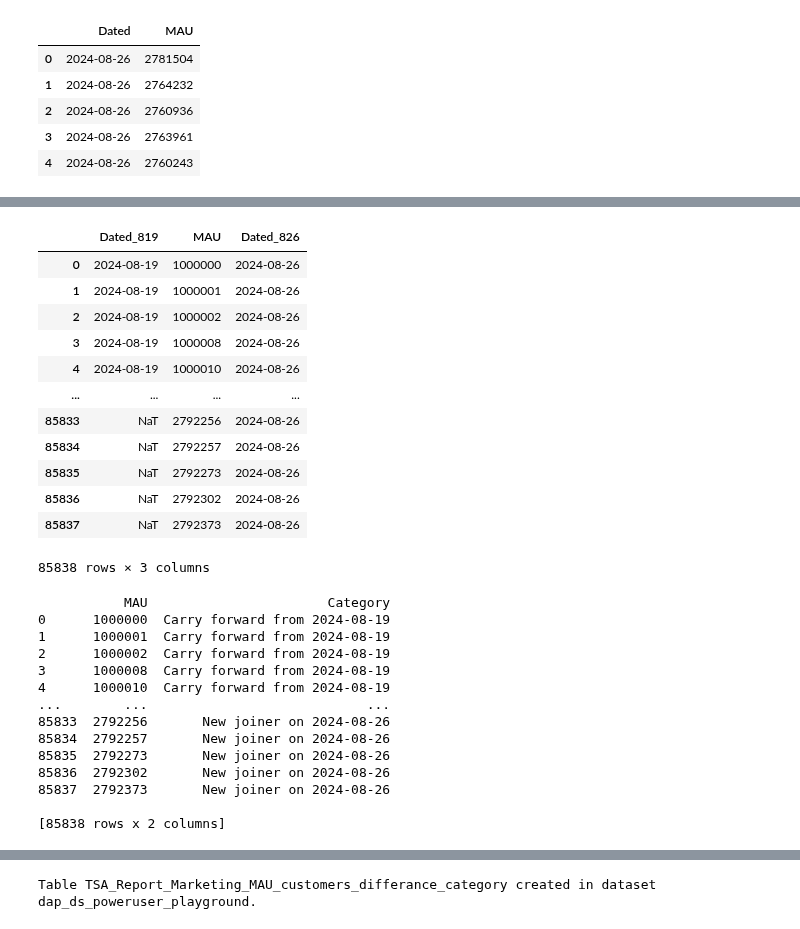
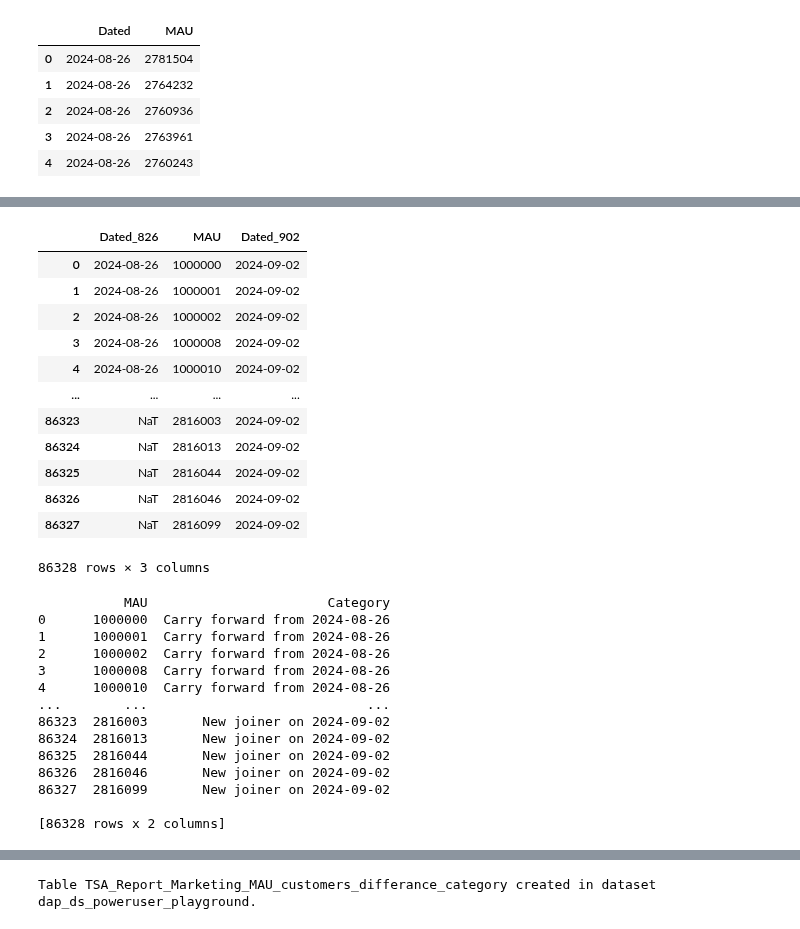
Before and after one commit to dchakroborti-tonik/MAU_MMAU_REPORT, a Jupyter notebook: TSA_REPORT_TEMPLATE_v2.ipynb, the cells around one changed output, grey strips where cells are left out. Saved outputs shown, nothing was run; the diff lists cells and outputs as text; code cells hidden in the pictures.

Commit message:
Updated for week starting 02-09-2024

```diff
--- a/TSA_REPORT_TEMPLATE_v2.ipynb
+++ b/TSA_REPORT_TEMPLATE_v2.ipynb
@@ -35,8 +35,8 @@ def get_week_start_dates(start_date, end_date):
         current_date += relativedelta(weeks=1)
     return week_start_dates
 
-start_date = datetime.date(2024, 8, 26)
-end_date = datetime.date(2024, 9, 1)
+start_date = datetime.date(2024, 9, 2)
+end_date = datetime.date(2024, 9, 8)
 
 week_start_dates = get_week_start_dates(start_date, end_date)
 print(week_start_dates)
@@ -738,5 +739,5 @@ Dated
 Name: count, dtype: int64
 # %%
 # Separate data into two dataframes based on date
-df_819 = df[df['Dated'] == '2024-08-19'].reset_index(drop=True)
 df_826 = df[df['Dated'] == '2024-08-26'].reset_index(drop=True)
+df_902 = df[df['Dated'] == '2024-09-02'].reset_index(drop=True)
@@ -761,30 +762,30 @@ df_826.head()
 # %%
 # Merge to find customers present on both dates
-merged = pd.merge(df_819, df_826, on='MAU', suffixes=('_819', '_826'), how='outer')
+merged = pd.merge(df_826, df_902, on='MAU', suffixes=('_826', '_902'), how='outer')
 merged
 # %% [output]
-|  | Dated_819 | MAU | Dated_826 |
-| 0 | 2024-08-19 | 1000000 | 2024-08-26 |
-| 1 | 2024-08-19 | 1000001 | 2024-08-26 |
-| 2 | 2024-08-19 | 1000002 | 2024-08-26 |
-| 3 | 2024-08-19 | 1000008 | 2024-08-26 |
-| 4 | 2024-08-19 | 1000010 | 2024-08-26 |
+|  | Dated_826 | MAU | Dated_902 |
+| 0 | 2024-08-26 | 1000000 | 2024-09-02 |
+| 1 | 2024-08-26 | 1000001 | 2024-09-02 |
+| 2 | 2024-08-26 | 1000002 | 2024-09-02 |
+| 3 | 2024-08-26 | 1000008 | 2024-09-02 |
+| 4 | 2024-08-26 | 1000010 | 2024-09-02 |
 | ... | ... | ... | ... |
-| 85833 | NaT | 2792256 | 2024-08-26 |
-| 85834 | NaT | 2792257 | 2024-08-26 |
-| 85835 | NaT | 2792273 | 2024-08-26 |
-| 85836 | NaT | 2792302 | 2024-08-26 |
-| 85837 | NaT | 2792373 | 2024-08-26 |
+| 86323 | NaT | 2816003 | 2024-09-02 |
+| 86324 | NaT | 2816013 | 2024-09-02 |
+| 86325 | NaT | 2816044 | 2024-09-02 |
+| 86326 | NaT | 2816046 | 2024-09-02 |
+| 86327 | NaT | 2816099 | 2024-09-02 |
-85838 rows × 3 columns
+86328 rows × 3 columns
 # %%
 # Function to categorize customer presence
 def categorize_presence(row):
-    if pd.isna(row['Dated_826']):
-        return 'Not available on 2024-08-26'
-    elif pd.isna(row['Dated_819']):
-        return 'New joiner on 2024-08-26'
+    if pd.isna(row['Dated_902']):
+        return 'Not available on 2024-09-02'
+    elif pd.isna(row['Dated_826']):
+        return 'New joiner on 2024-09-02'
     else:
-        return 'Carry forward from 2024-08-19'
+        return 'Carry forward from 2024-08-26'
 
 # Apply function to create category column
 merged['Category'] = merged.apply(categorize_presence, axis=1)
@@ -793,17 +794,17 @@ merged['Category'] = merged.apply(categorize_presence, axis=1)
 print(merged[['MAU', 'Category']])
 # %% [output]
            MAU                       Category
-0      1000000  Carry forward from 2024-08-19
-1      1000001  Carry forward from 2024-08-19
-2      1000002  Carry forward from 2024-08-19
-3      1000008  Carry forward from 2024-08-19
-4      1000010  Carry forward from 2024-08-19
+0      1000000  Carry forward from 2024-08-26
+1      1000001  Carry forward from 2024-08-26
+2      1000002  Carry forward from 2024-08-26
+3      1000008  Carry forward from 2024-08-26
+4      1000010  Carry forward from 2024-08-26
 ...        ...                            ...
-85833  2792256       New joiner on 2024-08-26
-85834  2792257       New joiner on 2024-08-26
-85835  2792273       New joiner on 2024-08-26
-85836  2792302       New joiner on 2024-08-26
-85837  2792373       New joiner on 2024-08-26
+86323  2816003       New joiner on 2024-09-02
+86324  2816013       New joiner on 2024-09-02
+86325  2816044       New joiner on 2024-09-02
+86326  2816046       New joiner on 2024-09-02
+86327  2816099       New joiner on 2024-09-02
 
-[85838 rows x 2 columns]
+[86328 rows x 2 columns]
 # %%
```
Also changed, not shown: parts of 26 cells of this notebook.
